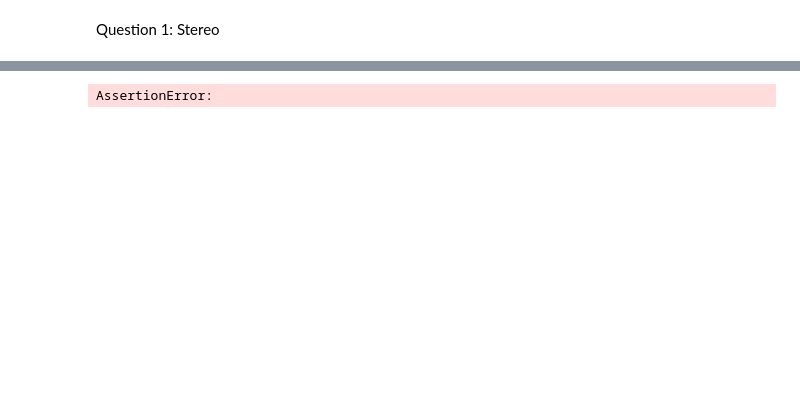
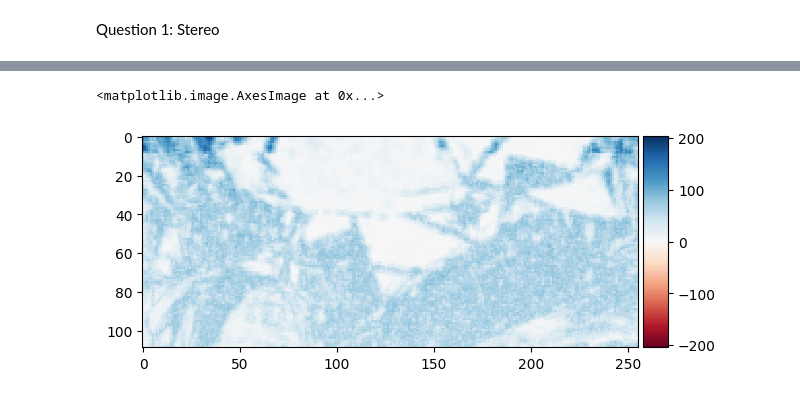
Before and after one commit to gravesadie/CPSC_425, a Jupyter notebook: A5/problem1_stereo/A5Q1.ipynb, the cells around one changed output, grey strips where cells are left out. Saved outputs shown, nothing was run; the diff lists cells and outputs as text; code cells hidden in the pictures; blank space fills up the shorter version.

```diff
--- a/A5/problem1_stereo/A5Q1.ipynb
+++ b/A5/problem1_stereo/A5Q1.ipynb
@@ -126,13 +126,13 @@ def compute_disparity(padded_img_l, padded_img_r, max_disp, window_size, alpha):
     # NOTE: You should remove the next line while coding
     disparity = np.zeros((padded_img_l.shape[0]-window_size+1, padded_img_l.shape[1]-window_size+1))
     for i in range(window_size//2,padded_img_l.shape[0]-window_size//2):
-        for j in range(window_size//2,padded_img_l.shape[0]-window_size//2):
+        for j in range(window_size//2,padded_img_l.shape[1]-window_size//2):
             # get patch 1
             patch1 = padded_img_l[i-window_size//2:i+window_size//2, j-window_size//2:j+window_size//2]
             cost_vals=[]
             # search along horizontal line
-            for d in range(1,max_disp):
-                # CONFUSED ABOUT HOW d SEARCH WORKS IF NEGATIVE DIR BUT ALREADY AT IMAGE EDGE
+            left_index=np.max([i-max_disp, 0])
+            for d in range(0,left_index+1):
                 # generate patch 2
                 patch2 = padded_img_r[i-window_size//2-d:i+window_size//2-d, j-window_size//2:j+window_size//2]
                 # compute cost
@@ -141,7 +141,7 @@ def compute_disparity(padded_img_l, padded_img_r, max_disp, window_size, alpha):
                 cost_vals.append(cost)
             # compute minimum cost and add to disparity map
             disp = np.min(cost_vals)
-            disparity[i+window_size//2,j+window_size//2] = disp
+            disparity[i-window_size//2,j-window_size//2] = disp
     # END your code here
 
     assert disparity.ndim == 2
@@ -191,9 +191,6 @@ c:\Users\Sadie\OneDrive - UBC\Documents\GitHub\CPSC_425\A5\problem1_stereo
 # %%
-window=7
-d=15 #????
+window=21
+d=10 #????
 L_pad = pad_image(input_img=img_L, window_size=window)
 R_pad = pad_image(input_img=img_R, window_size=window)
-disparity_map = compute_disparity(padded_img_l=L_pad, padded_img_r=R_pad,
-                                  max_disp=d, window_size=window, alpha=optimal_alpha())
+disparity_map = compute_disparity(padded_img_l=L_pad, padded_img_r=R_pad,max_disp=d, window_size=window, alpha=-0.01)
-# %% [output]
-AssertionError:
@@ -201,0 +197,6 @@ plt.imshow(disparity_map)
+# %%
+import skimage.io as skio
+skio.imshow(disparity_map)
+# %% [output]
+<matplotlib.image.AxesImage at 0x...>
+[figure, added]
```
Also changed, not shown: parts of 2 cells of this notebook, 1 other file.
